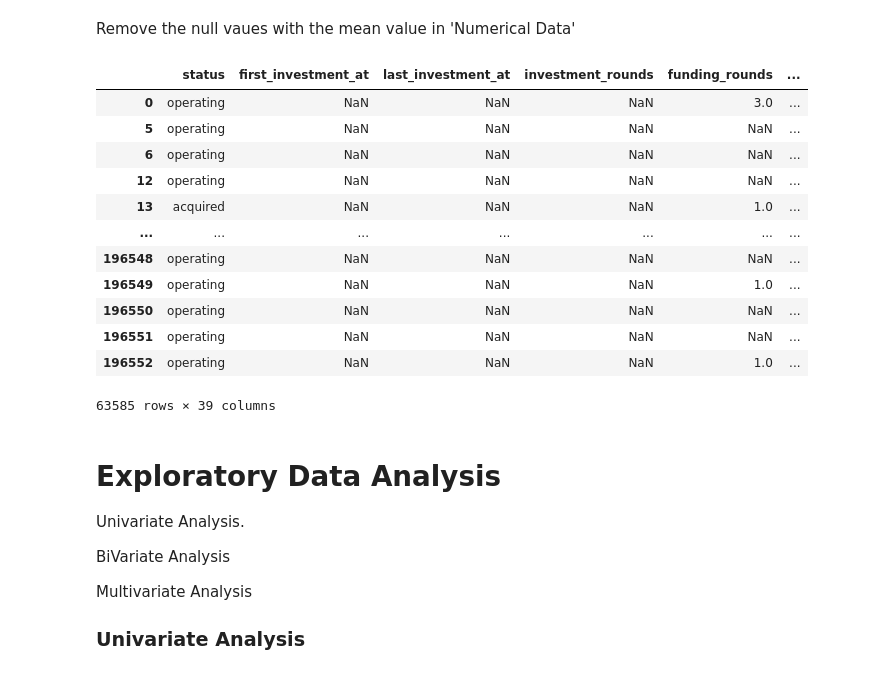
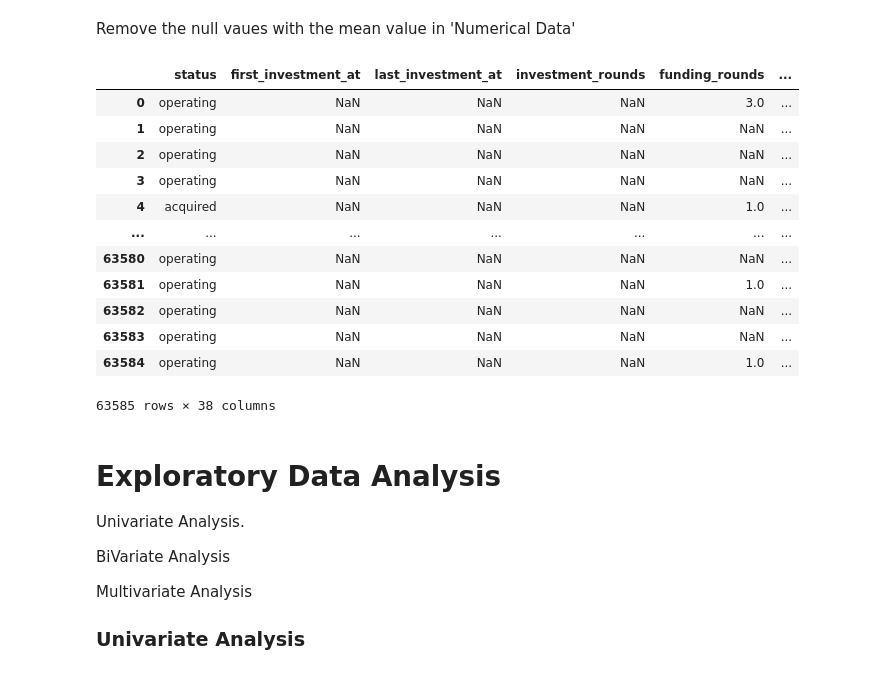
Before and after one commit to 7monish/Building-Machine-Learning-Pipeline-on-Startup-Acquisition_, a Jupyter notebook: Data_preprocessing_and_EDA_final_project.ipynb, the cells around one changed output. Drawn from its saved outputs; the diff is of its cells as text; code cells hidden in the pictures.

```diff
--- a/Data_preprocessing_and_EDA_final_project.ipynb
+++ b/Data_preprocessing_and_EDA_final_project.ipynb
@@ -593,21 +593,21 @@ company2.drop('closed_at_year', axis=1, inplace=True)
 # %% [markdown]
 Remove the null vaues with the mean value in 'Numerical Data'
 # %%
-company
+company2
 # %% [output]
 |  | status | first_investment_at | last_investment_at | investment_rounds | funding_rounds | ... |
 | 0 | operating | NaN | NaN | NaN | 3.0 | ... |
-| 5 | operating | NaN | NaN | NaN | NaN | ... |
-| 6 | operating | NaN | NaN | NaN | NaN | ... |
-| 12 | operating | NaN | NaN | NaN | NaN | ... |
-| 13 | acquired | NaN | NaN | NaN | 1.0 | ... |
+| 1 | operating | NaN | NaN | NaN | NaN | ... |
+| 2 | operating | NaN | NaN | NaN | NaN | ... |
+| 3 | operating | NaN | NaN | NaN | NaN | ... |
+| 4 | acquired | NaN | NaN | NaN | 1.0 | ... |
 | ... | ... | ... | ... | ... | ... | ... |
-| 196548 | operating | NaN | NaN | NaN | NaN | ... |
-| 196549 | operating | NaN | NaN | NaN | 1.0 | ... |
-| 196550 | operating | NaN | NaN | NaN | NaN | ... |
-| 196551 | operating | NaN | NaN | NaN | NaN | ... |
-| 196552 | operating | NaN | NaN | NaN | 1.0 | ... |
+| 63580 | operating | NaN | NaN | NaN | NaN | ... |
+| 63581 | operating | NaN | NaN | NaN | 1.0 | ... |
+| 63582 | operating | NaN | NaN | NaN | NaN | ... |
+| 63583 | operating | NaN | NaN | NaN | NaN | ... |
+| 63584 | operating | NaN | NaN | NaN | 1.0 | ... |
-63585 rows × 39 columns
+63585 rows × 38 columns
 # %% [markdown]
 # Exploratory Data Analysis
 
```
Also changed, not shown: parts of 9 cells of this notebook.
